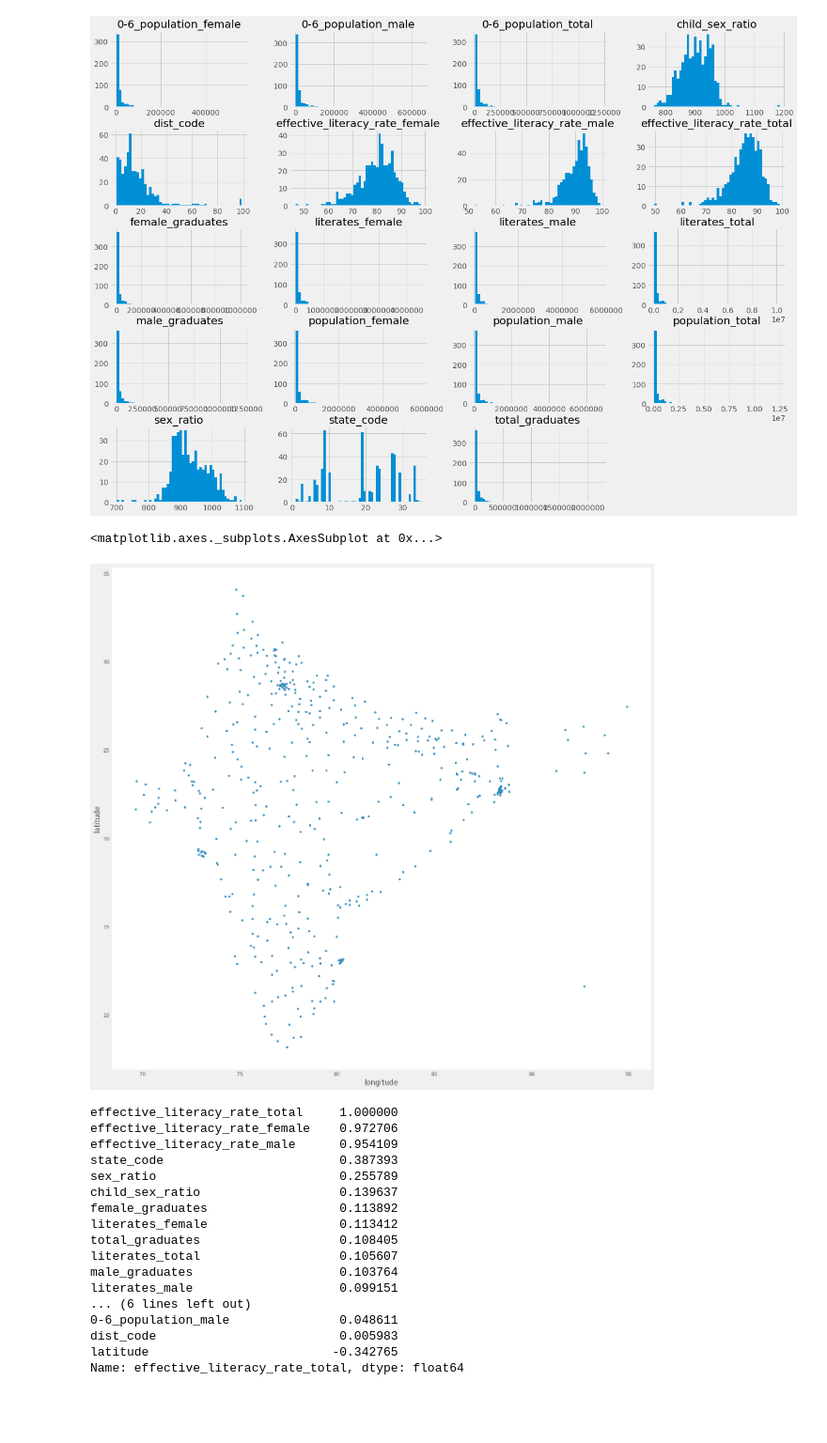
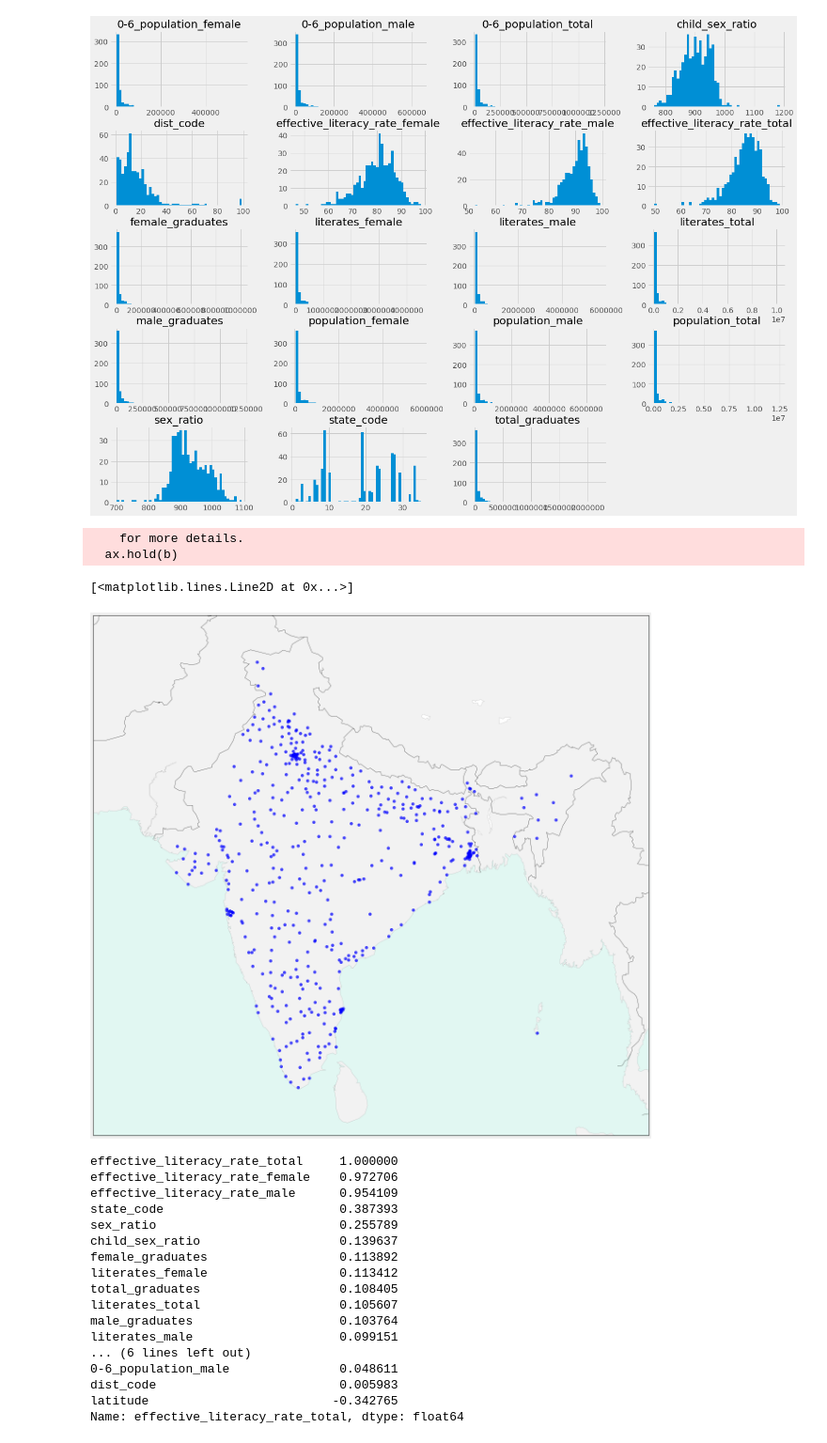
Before and after one commit to greed2411/ML, a Jupyter notebook: NDL new.ipynb, the cells around one changed output. Shown: that part at 94% size. Drawn from its saved outputs; the diff is of its cells as text; code cells hidden in the pictures; blank space fills up the shorter version.

Commit message:
Basemap: plotting indian cities using matplotlib

```diff
--- a/NDL new.ipynb
+++ b/NDL new.ipynb
@@ -113,10 +110,25 @@ for_plotting['longitude'] = longitude
-# %%
-import matplotlib as mpl
-mpl.rcParams['axes.facecolor'] = 'white'
-for_plotting.plot(kind = 'scatter', x = 'longitude', y = 'latitude', figsize = (20, 20), grid = False)
-# %% [output]
-<matplotlib.axes._subplots.AxesSubplot at 0x...>
-[figure, removed]
+# %%
+from mpl_toolkits.basemap import Basemap
+
+fig, ax = plt.subplots(figsize=(20,20))
+m = Basemap(resolution='l', # c, l, i, h, f or None
+            projection='mill',
+            lat_0=20.5937, lon_0=78.9629,
+            llcrnrlon=64.31, llcrnrlat= 5.11, urcrnrlon=99.87, urcrnrlat=36.72)
+
+
+m.fillcontinents(color='0.95')
+m.drawcoastlines(color = '0.5', linewidth = 0.25)
+m.drawcountries(linewidth = 0.5)
+m.drawmapboundary(fill_color= '#e1f7f2')
+
+x,y = m(longitude, latitude)
+m.plot(x, y, 'bo', alpha = 0.7)
+# %% [output]
+    for more details.
+  ax.hold(b)
+[<matplotlib.lines.Line2D at 0x...>]
+[figure, added]
 # %%
 corr_matrix = table.corr()
 # %%
```
Also changed, not shown: parts of 1 cell of this notebook.
